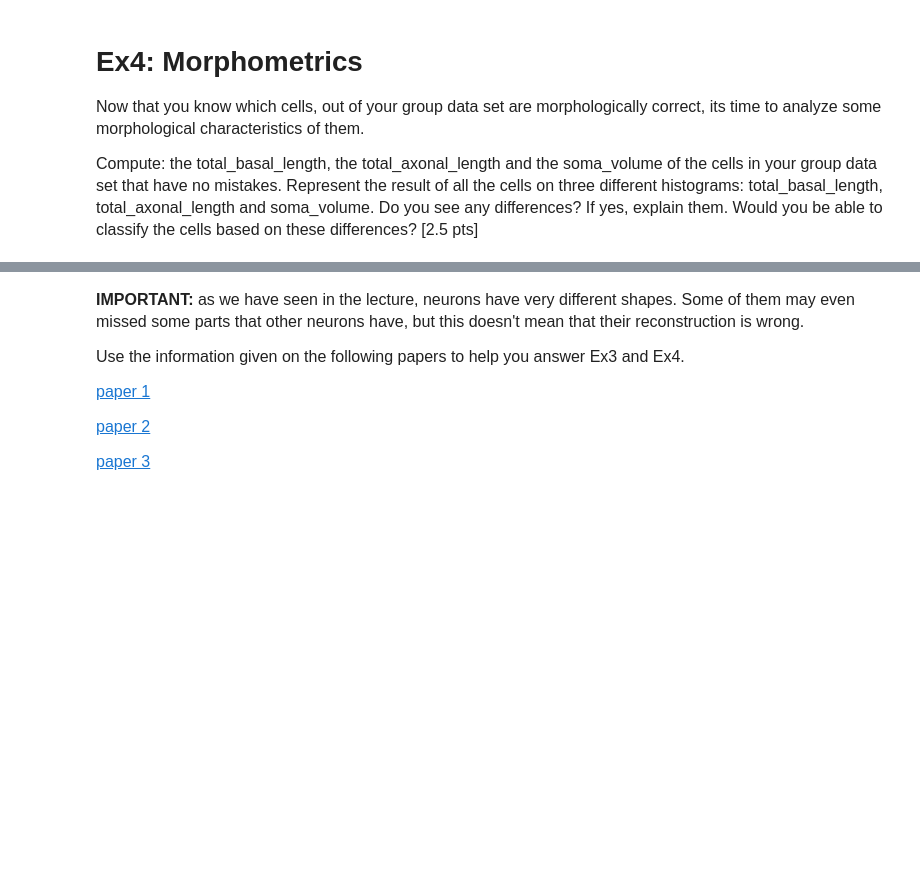
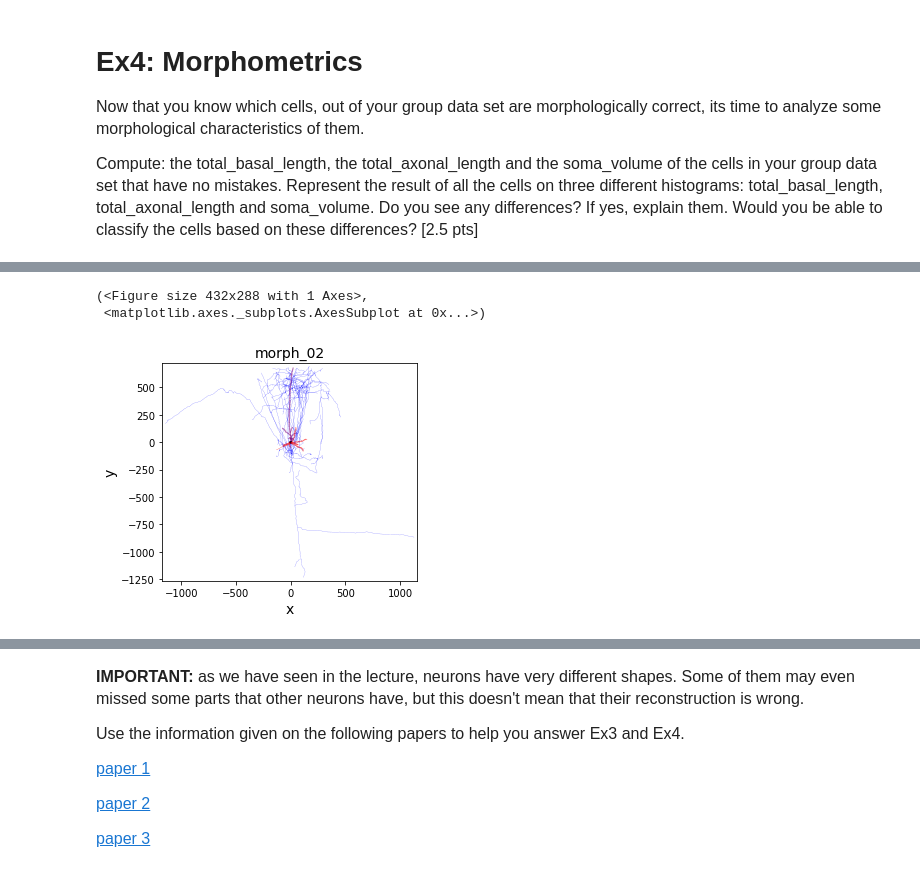
Before and after one commit to jjt20/InSilicoClass, a Jupyter notebook: my_notebooks/Week2/Week2_HomeWork.ipynb, the cells around one changed output, grey strips where cells are left out. Cells and saved outputs as stored; diff of their text form; code cells hidden in the pictures; blank space fills up the shorter version.

```diff
--- a/my_notebooks/Week2/Week2_HomeWork.ipynb
+++ b/my_notebooks/Week2/Week2_HomeWork.ipynb
@@ -287,0 +299,8 @@ plt.show()
+# %%
+from neurom import viewer
+neuron = nm.load_neuron('./Group_07/morph_02.swc')
+viewer.draw(neuron, mode='2d', plane='xy')
+# %% [output]
+(<Figure size 432x288 with 1 Axes>,
+ <matplotlib.axes._subplots.AxesSubplot at 0x...>)
+[figure, added]
```
Also changed, not shown: parts of 4 cells of this notebook.
